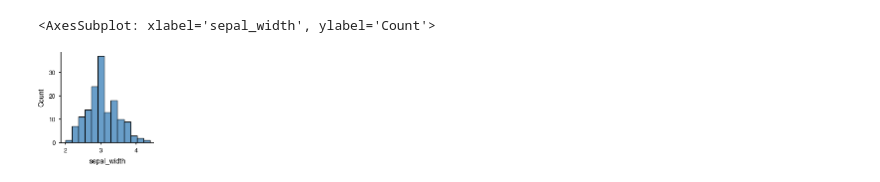
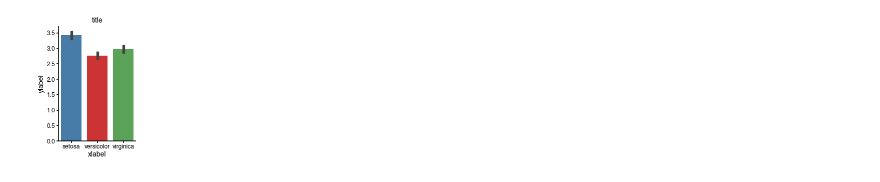
Before and after one commit to faridrashidi/cnsplots, a Jupyter notebook: notebooks/matplotlib.ipynb, the cells around one changed output. Saved outputs shown, nothing was run; the diff lists cells and outputs as text; code cells hidden in the pictures.

```diff
--- a/notebooks/matplotlib.ipynb
+++ b/notebooks/matplotlib.ipynb
@@ -11,6 +13,0 @@ plt.savefig('/Users/rashidimehrabf2/Desktop/salam.pdf')
-# %%
-plt.figure(figsize=(120 / 72, 120 / 72), dpi=72)
-sns.histplot(data=df, x="sepal_width")
-# %% [output]
-<AxesSubplot: xlabel='sepal_width', ylabel='Count'>
-[figure, removed]
@@ -23,3 +14,12 @@ sns.histplot(data=df, x="sepal_width")
+# %%
+cns.figure(100, 150)
+sns.barplot(data=df, x="species", y="sepal_width")
+plt.title('title')
+plt.xlabel('xlabel')
+plt.ylabel('ylabel')
+plt.savefig('/Users/rashidimehrabf2/Desktop/salam.pdf')
+# %% [output]
+[figure, added]
 # %%
 # adata = sc.datasets.krumsiek11()
 # sc.pl.heatmap(adata, adata.var_names, 'cell_type', use_raw=False, show=False, dendrogram=True)
```
Also changed, not shown: parts of 5 cells of this notebook, 4 other files.
